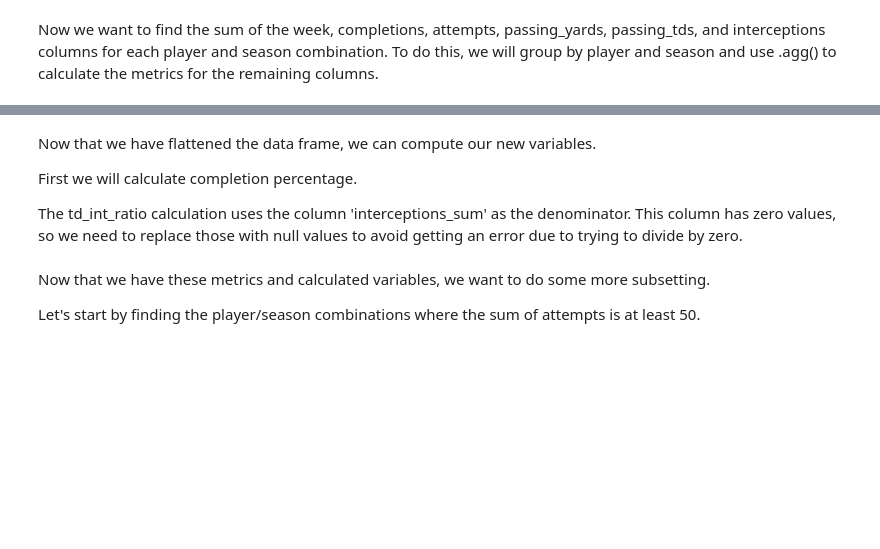
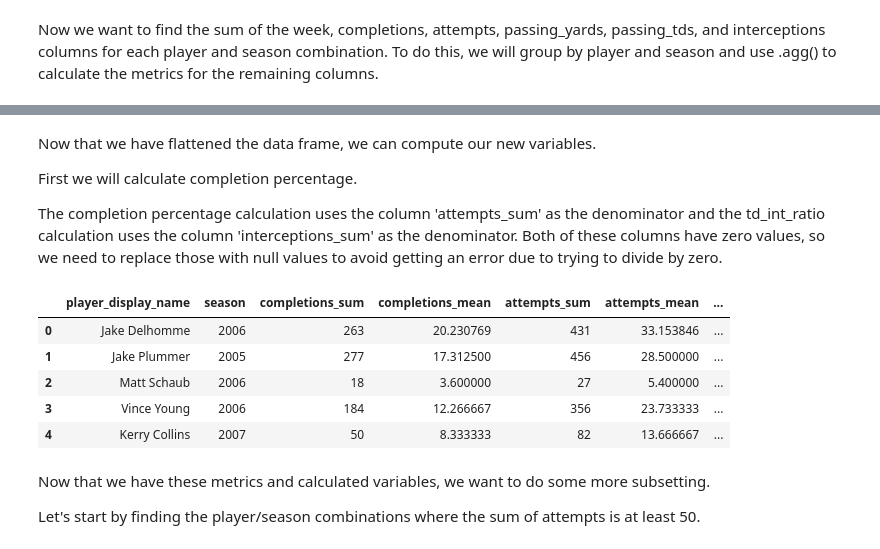
Before and after one commit to alanapooler827/554Project2, a Jupyter notebook: project2_notebook.ipynb, the cells around one changed output, grey strips where cells are left out. Cells and saved outputs as stored; diff of their text form; code cells hidden in the pictures; blank space fills up the shorter version.

Commit message:
Fixing a few errors in pandas on spark analysis section

```diff
--- a/project2_notebook.ipynb
+++ b/project2_notebook.ipynb
@@ -487,25 +535,32 @@ Now that we have flattened the data frame, we can compute our new variables.
 
 First we will calculate completion percentage.
 
-The td_int_ratio calculation uses the column 'interceptions_sum' as the denominator. This column has zero values, so we need to replace those with null values to avoid getting an error due to trying to divide by zero.
+The completion percentage calculation uses the column 'attempts_sum' as the denominator and the td_int_ratio calculation uses the column 'interceptions_sum' as the denominator. Both of these columns have zero values, so we need to replace those with null values to avoid getting an error due to trying to divide by zero.
 # %%
 # calculate completion percentage
 nfl_summary["completion_percentage"] = (
     nfl_summary["completions_sum"] / nfl_summary["attempts_sum"]
 )
 
 # replace values of 0 for interceptions_sum with None to avoid divide by zero error
-nfl_summary["interceptions_sum"] = nfl_summary["interceptions_sum"].replace(0, None)
+nfl_summary[["attempts_sum", "interceptions_sum"]] = nfl_summary[["attempts_sum", "interceptions_sum"]].replace(0, None)
 
 # calculate td_int_ratio
 nfl_summary["td_int_ratio"] = (
     nfl_summary["passing_tds_sum"] / nfl_summary["interceptions_sum"]
 )
 
-# view the first few rows of the data frame
-nfl_summary.head()
+nfl_result = nfl_summary
 
-nfl_result = nfl_summary
+# view the first few rows of the result data frame
+nfl_result.head()
+# %% [output]
+|  | player_display_name | season | completions_sum | completions_mean | attempts_sum | attempts_mean | ... |
+| 0 | Jake Delhomme | 2006 | 263 | 20.230769 | 431 | 33.153846 | ... |
+| 1 | Jake Plummer | 2005 | 277 | 17.312500 | 456 | 28.500000 | ... |
+| 2 | Matt Schaub | 2006 | 18 | 3.600000 | 27 | 5.400000 | ... |
+| 3 | Vince Young | 2006 | 184 | 12.266667 | 356 | 23.733333 | ... |
+| 4 | Kerry Collins | 2007 | 50 | 8.333333 | 82 | 13.666667 | ... |
 # %% [markdown]
 Now that we have these metrics and calculated variables, we want to do some more subsetting.
 
```
Also changed, not shown: parts of 10 cells of this notebook.
